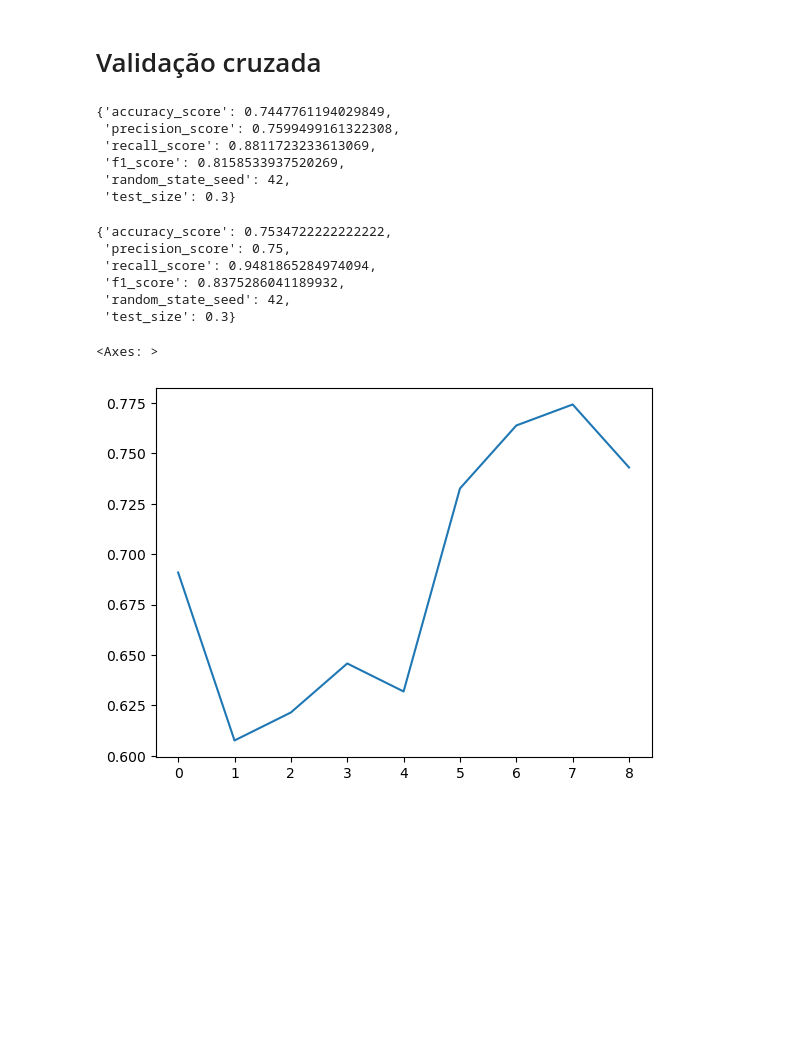
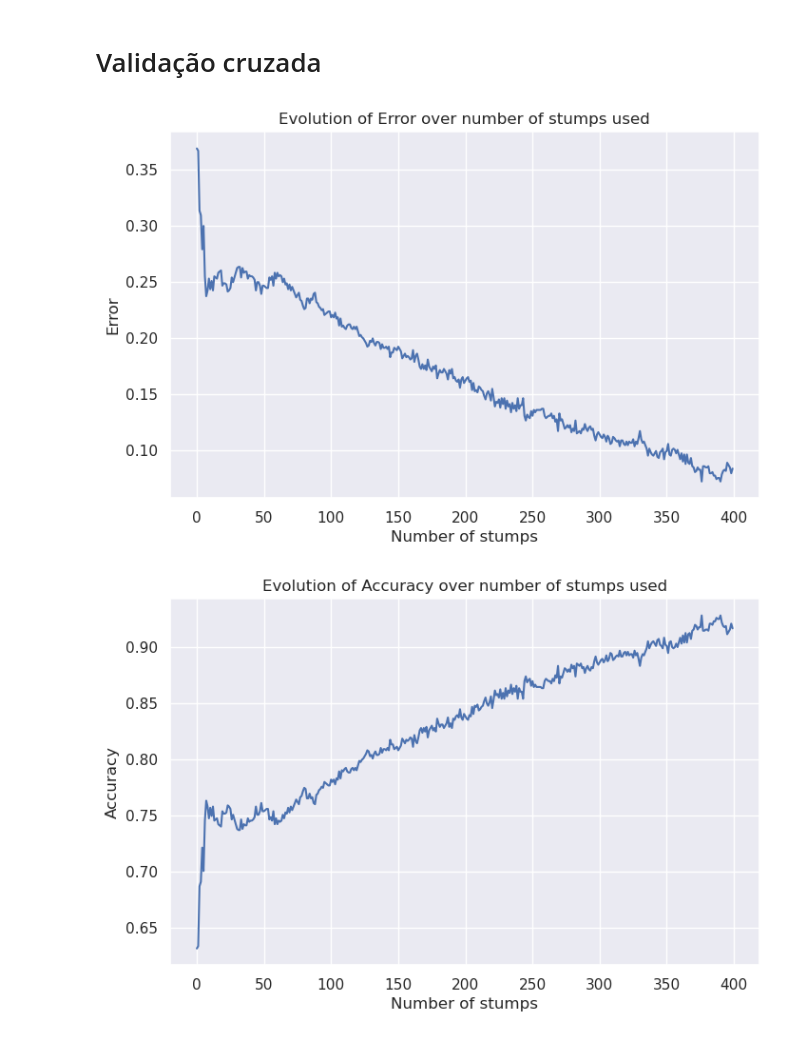
Before and after one commit to lframosferreira/boosting-process, a Jupyter notebook: notebooks/main.ipynb, the cells around one changed output. Drawn from its saved outputs; the diff is of its cells as text; code cells hidden in the pictures; blank space fills up the shorter version.

Commit message:
added plot of error evolution

```diff
--- a/notebooks/main.ipynb
+++ b/notebooks/main.ipynb
@@ -155,22 +166,0 @@ def adaboost_cross_validation(data: pd.DataFrame, k_splits: np.int8 = 5, number_
-# %%
-# splitting data in train and test
-# train data will pass through corss validation
-
-data: pd.DataFrame = ttt_df.copy()
-ttt_X: pd.DataFrame = data.iloc[:, 0 : data.shape[1] - 1]
-ttt_y: pd.DataFrame = data.iloc[:, data.shape[1] - 1].astype(int)
-X_train, X_test, y_train, y_test = train_test_split(
-    ttt_X, ttt_y, test_size=TEST_SIZE, random_state=RANDOM_STATE
-)
-
-train: pd.DataFrame = X_train.copy()
-train["positive"] = y_train
-
-adaboost_cross_validation(data=train, k_splits=5, number_of_stumps=5)
-# %% [output]
-{'accuracy_score': 0.7447761194029849,
- 'precision_score': 0.7599499161322308,
- 'recall_score': 0.8811723233613069,
- 'f1_score': 0.8158533937520269,
- 'random_state_seed': 42,
- 'test_size': 0.3}
@@ -204,24 +167,23 @@ def get_run_info(y_pred: npt.NDArray[np.int8], y_test: npt.NDArray[np.int8]) ->
-# %%
-clf = AdaBoost(number_of_stumps=20)
-clf.fit(data=train, label_col="positive")
-y_pred: npt.NDArray[np.int8] =  clf.predict(X=X_test)
-get_run_info(y_pred=y_pred, y_test=y_test)
-# %% [output]
-{'accuracy_score': 0.7534722222222222,
- 'precision_score': 0.75,
- 'recall_score': 0.9481865284974094,
- 'f1_score': 0.8375286041189932,
- 'random_state_seed': 42,
- 'test_size': 0.3}
-# %%
-f1 = []
-for i in [3, 6, 9, 12, 15, 18, 21, 24, 27]:
-    clf = AdaBoost(number_of_stumps=i)
-    clf.fit(data=train, label_col="positive")
-    y_pred: npt.NDArray[np.int8] =  clf.predict(X=X_test)
-    r = get_run_info(y_pred=y_pred, y_test=y_test)
-    f1.append(r["accuracy_score"])
-sns.lineplot(f1)
-# %% [output]
-<Axes: >
-[figure, removed]
+# %%
+MAXIMUM_NUMBER_OF_STUMPS: np.int32 = 400
+
+accuracy_scores, f1_scores, errors = adaboost_cross_validation_over_number_of_stumps(
+    data=ttt_df, k_splits=5, max_number_of_stumps=MAXIMUM_NUMBER_OF_STUMPS
+)
+# %%
+def plot_metric(data: npt.NDArray[np.float64], metric: np.string_, save: bool = False) -> None:
+    sns.set(style="darkgrid", color_codes=True, rc={"figure.figsize": (8, 5)})
+    sns.lineplot(data=data)
+    plt.title(f"Evolution of {metric} over number of stumps used")
+    plt.xlabel("Number of stumps")
+    plt.ylabel(f"{metric}")
+    if save:
+        plt.savefig(f"../report/images/{metric}")
+    plt.show()
+
+plot_metric(data=errors, metric="Error", save=True)
+plot_metric(data=accuracy_scores, metric="Accuracy", save=True)
+plot_metric(data=f1_scores, metric="F1-Score", save=True)
+# %% [output]
+[figure, added]
+[figure, added]
```
Also changed, not shown: parts of 6 cells of this notebook, 10 other files.
